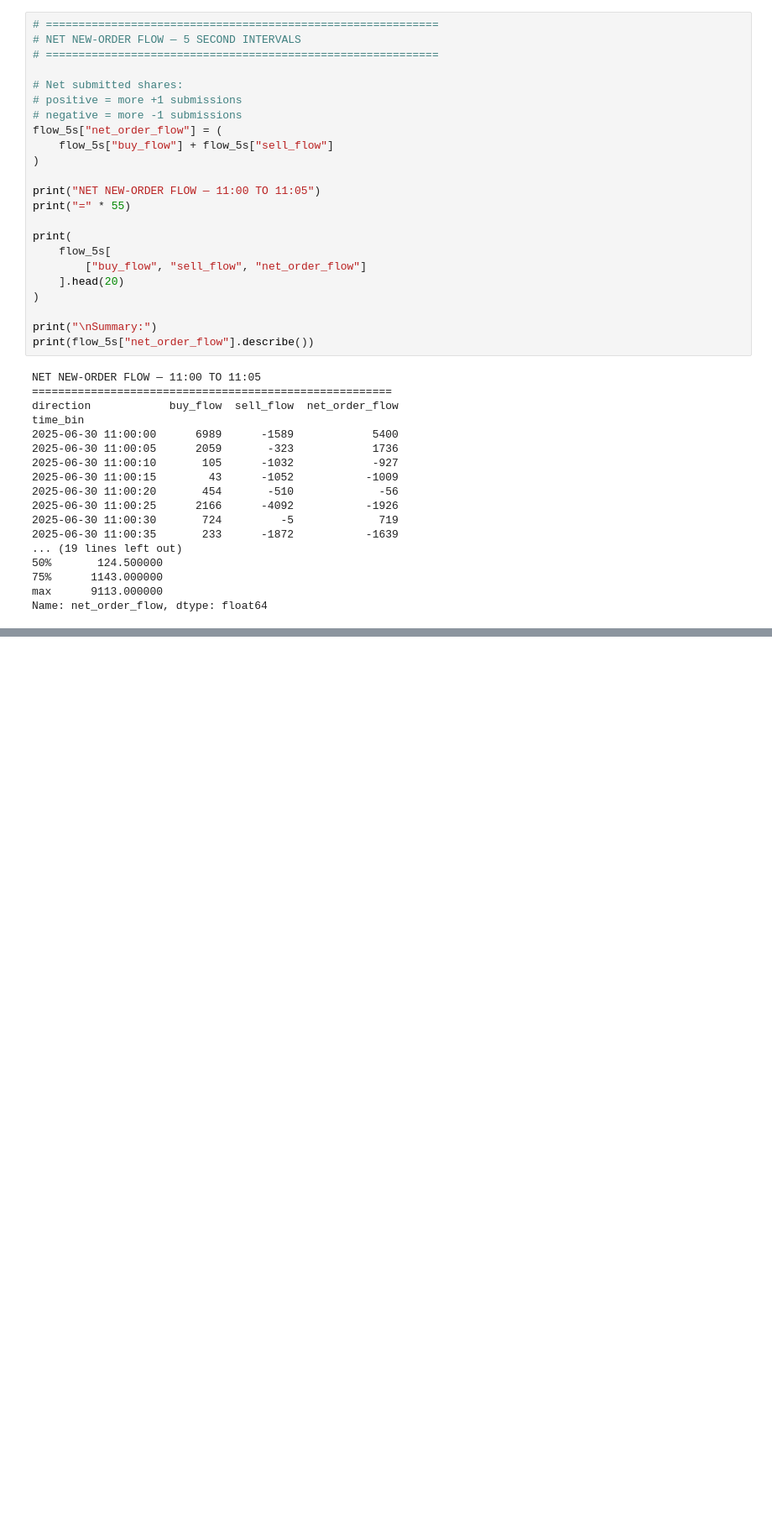
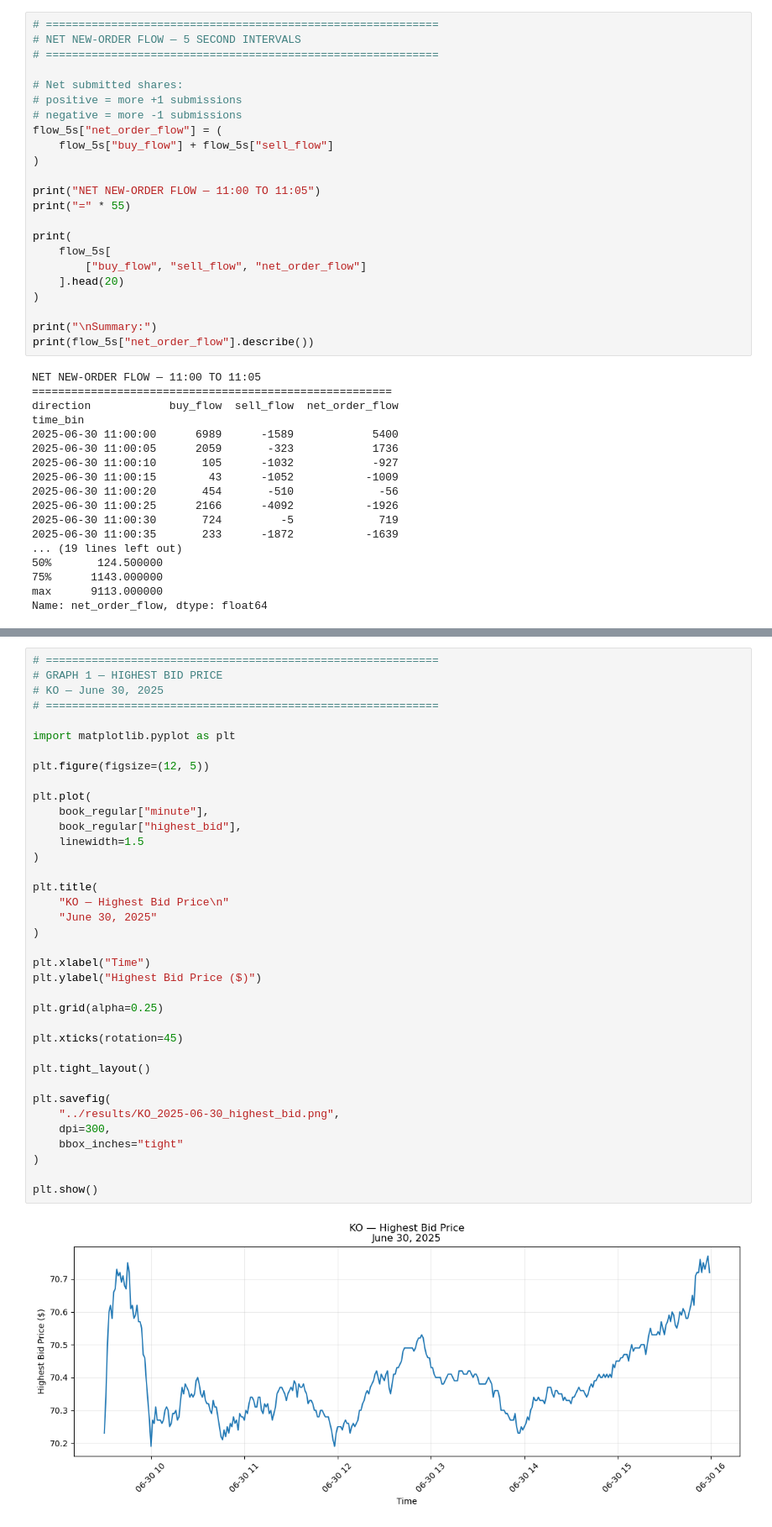
Before and after one commit to MariamKaranjia/LOBSTER-Market-Impact, a Jupyter notebook: notebooks/01_data_exploration.ipynb, the cells around one changed output, grey strips where cells are left out. Shown at 84% size. Cells and saved outputs as stored; diff of their text form; blank space fills up the shorter version.

```diff
--- a/notebooks/01_data_exploration.ipynb
+++ b/notebooks/01_data_exploration.ipynb
@@ -1630,0 +1839,39 @@ Name: net_order_flow, dtype: float64
+# %%
+# ============================================================
+# GRAPH 1 — HIGHEST BID PRICE
+# KO — June 30, 2025
+# ============================================================
+
+import matplotlib.pyplot as plt
+
+plt.figure(figsize=(12, 5))
+
+plt.plot(
+    book_regular["minute"],
+    book_regular["highest_bid"],
+    linewidth=1.5
+)
+
+plt.title(
+    "KO — Highest Bid Price\n"
+    "June 30, 2025"
+)
+
+plt.xlabel("Time")
+plt.ylabel("Highest Bid Price ($)")
+
+plt.grid(alpha=0.25)
+
+plt.xticks(rotation=45)
+
+plt.tight_layout()
+
+plt.savefig(
+    "../results/KO_2025-06-30_highest_bid.png",
+    dpi=300,
+    bbox_inches="tight"
+)
+
+plt.show()
+# %% [output]
+[figure, added]
```
Also changed, not shown: parts of 44 cells of this notebook, 1 other file.
